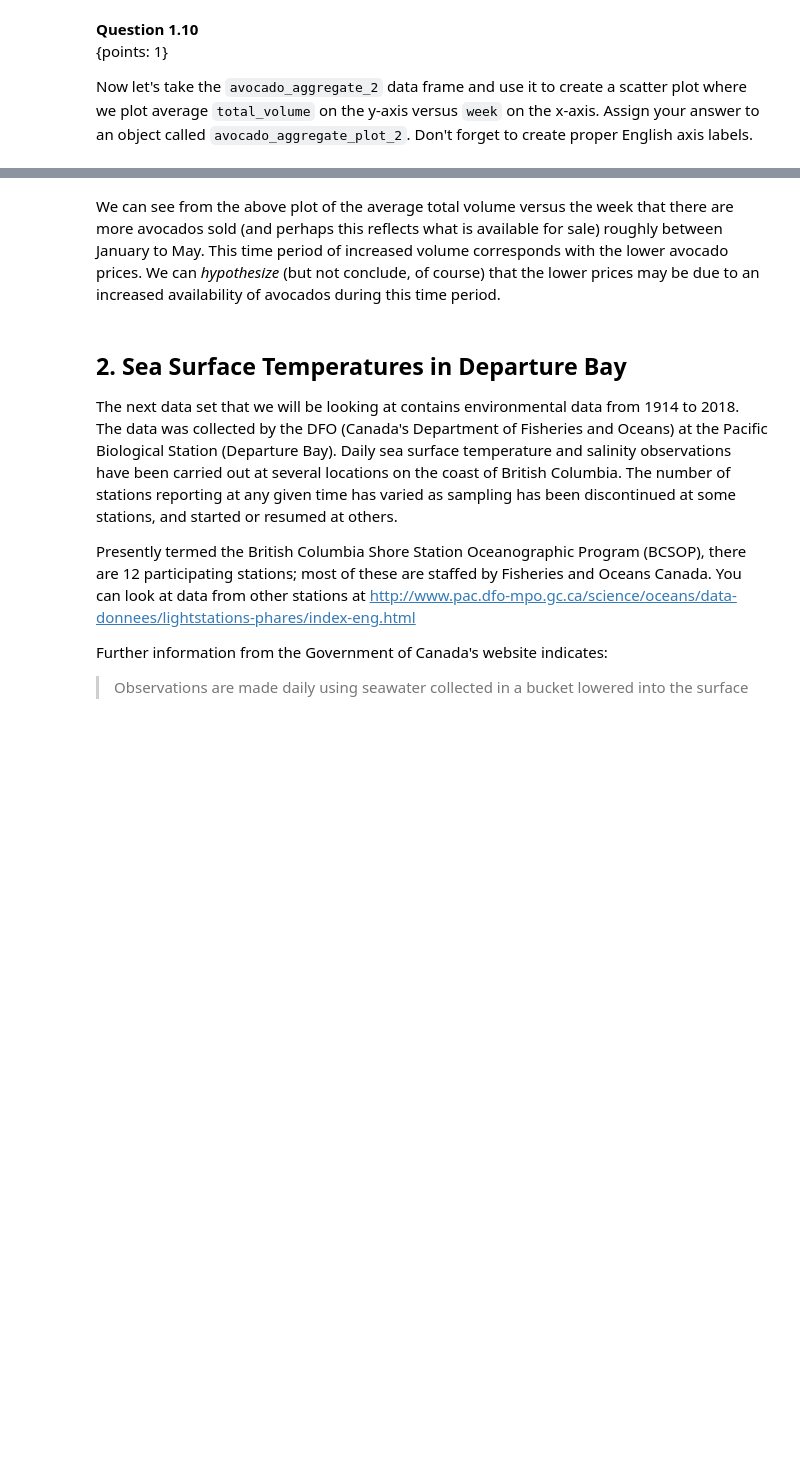
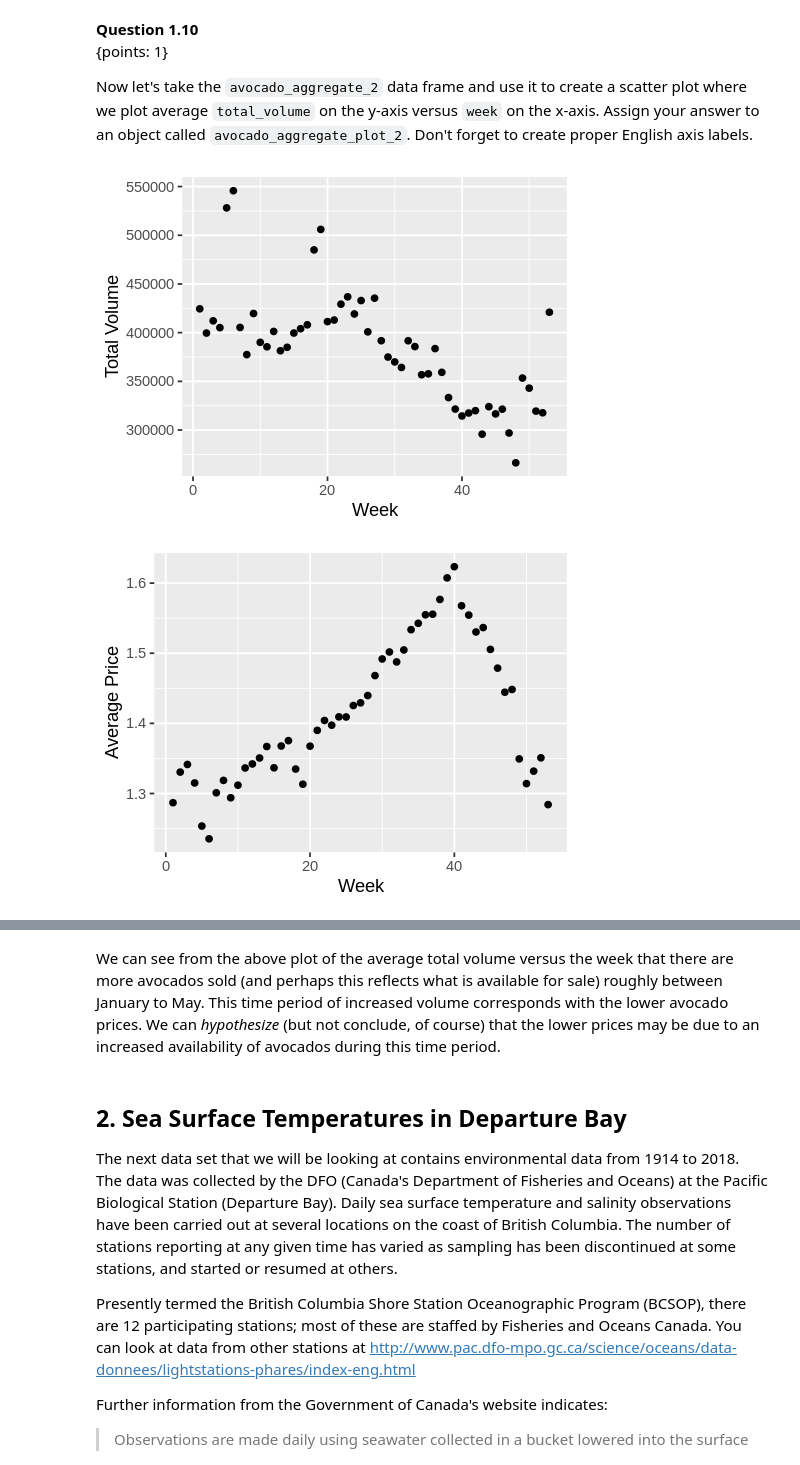
Before and after one commit to hallje193/dsci100-coursework-jerryhall, a Jupyter notebook: materials/worksheet_03/worksheet_03.ipynb, the cells around one changed output, grey strips where cells are left out. Saved outputs shown, nothing was run; the diff lists cells and outputs as text; code cells hidden in the pictures; blank space fills up the shorter version.

```diff
--- a/materials/worksheet_03/worksheet_03.ipynb
+++ b/materials/worksheet_03/worksheet_03.ipynb
@@ -339,9 +357,9 @@ Our next step to plotting `total_volume` per week against week is to use `mutate
 
 Fill in the `...` in the cell below. Copy and paste your finished answer into the `fail()`.
 # %%
-# avocado <- ... %>%
-#     mutate(... = ... + ... + ...)
+avocado <- avocado %>%
+    mutate(total_volume = small_hass_volume + large_hass_volume + extra_l_hass_volume)
 
 # your code here
-fail() # No Answer - remove if you provide an answer
+
 head(avocado)
@@ -362,0 +385,8 @@ head(avocado_aggregate_2)
+# %%
+avocado_aggregate_2 <- avocado %>%
+   group_by(week) %>%
+   summarize(total_volume = mean(total_volume, na.rm = TRUE))
+
+# your code here
+
+head(avocado_aggregate_2)
@@ -380,2 +412,16 @@ avocado_aggregate_plot_2
+# %%
+avocado_aggregate_plot_2 <- avocado_aggregate_2 %>%
+   ggplot(aes(x = week, y = total_volume)) +
+       geom_point() +
+       xlab("Week") +
+       ylab("Total Volume")
+
+# your code here
+
+avocado_aggregate_plot_2
+avocado_aggregate_plot
+# %% [output]
+[figure, added]
+[figure, added]
 # %%
 test_1.10()
```
Also changed, not shown: parts of 50 cells of this notebook.
